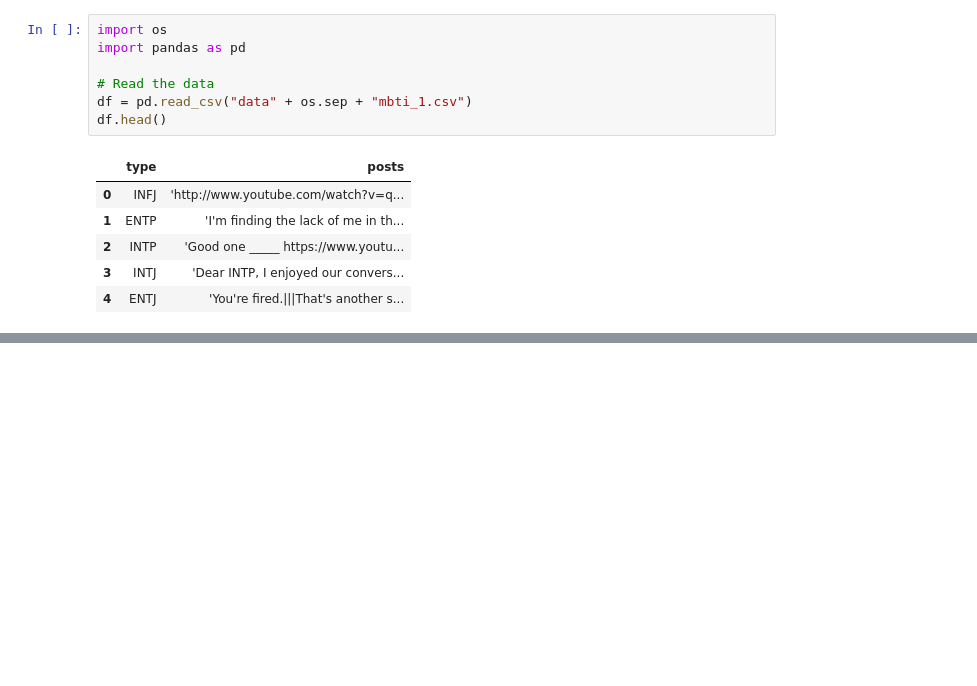
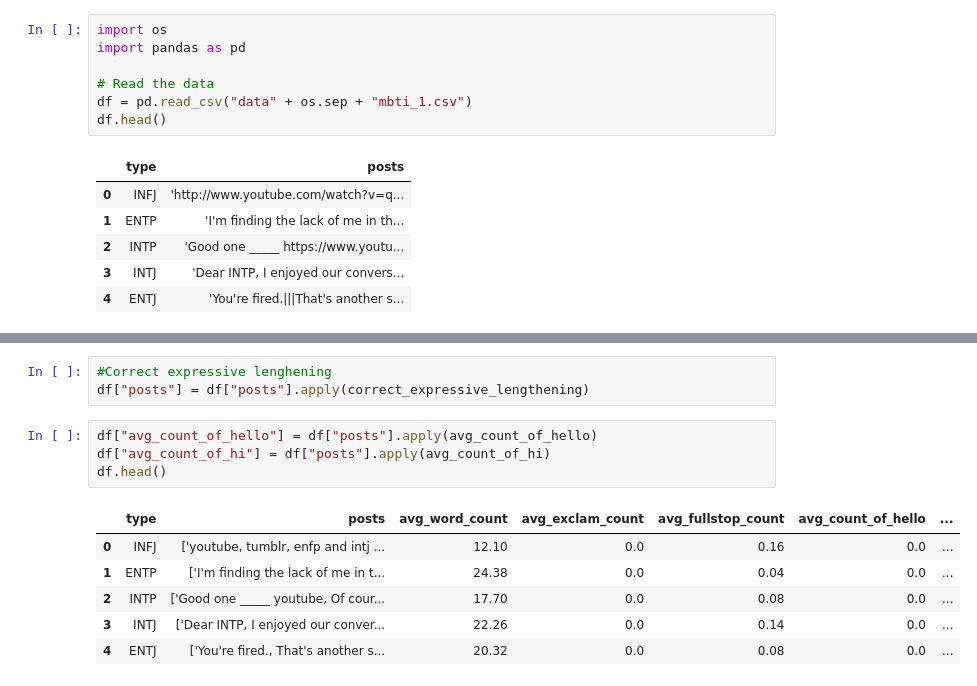
Before and after one commit to pgphi/Data_Mining_MBTI, a Jupyter notebook: Feature_Generation.ipynb, the cells around one changed output, grey strips where cells are left out. Saved outputs shown, nothing was run; the diff lists cells and outputs as text; blank space fills up the shorter version.

```diff
--- a/Feature_Generation.ipynb
+++ b/Feature_Generation.ipynb
@@ -118,0 +227,14 @@ df["posts"] = df["posts"].apply(convert_posts_to_list)
+# %%
+#Correct expressive lenghening
+df["posts"] = df["posts"].apply(correct_expressive_lengthening)
+# %%
+df["avg_count_of_hello"] = df["posts"].apply(avg_count_of_hello)
+df["avg_count_of_hi"] = df["posts"].apply(avg_count_of_hi)
+df.head()
+# %% [output]
+|  | type | posts | avg_word_count | avg_exclam_count | avg_fullstop_count | avg_count_of_hello | ... |
+| 0 | INFJ | ['youtube, tumblr, enfp and intj ... | 12.10 | 0.0 | 0.16 | 0.0 | ... |
+| 1 | ENTP | ['I'm finding the lack of me in t... | 24.38 | 0.0 | 0.04 | 0.0 | ... |
+| 2 | INTP | ['Good one _____ youtube, Of cour... | 17.70 | 0.0 | 0.08 | 0.0 | ... |
+| 3 | INTJ | ['Dear INTP, I enjoyed our conver... | 22.26 | 0.0 | 0.14 | 0.0 | ... |
+| 4 | ENTJ | ['You're fired., That's another s... | 20.32 | 0.0 | 0.08 | 0.0 | ... |
```
Also changed, not shown: parts of 20 cells of this notebook.
